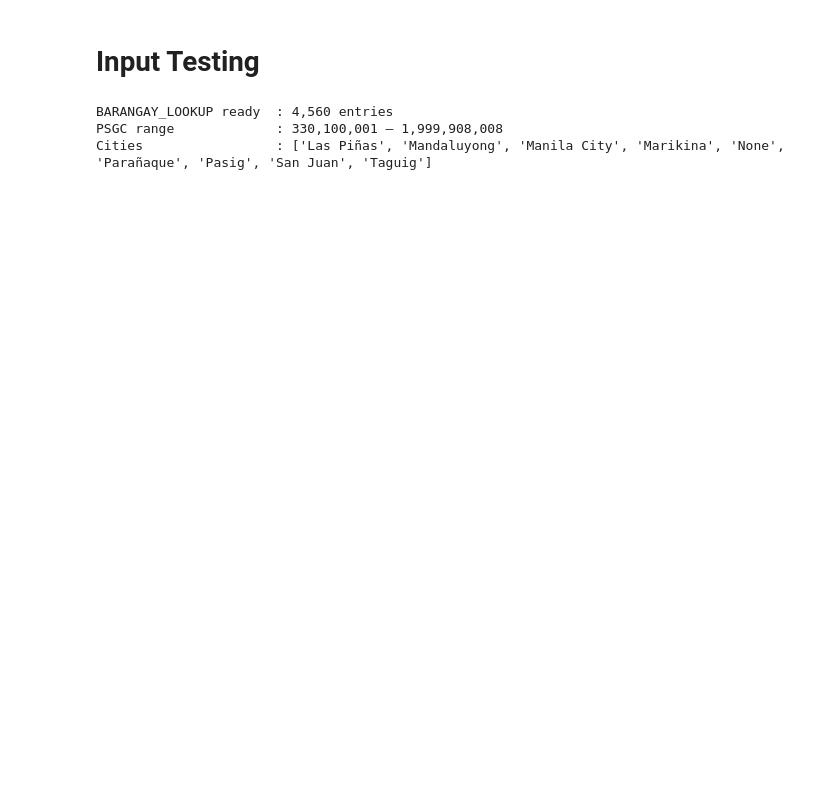
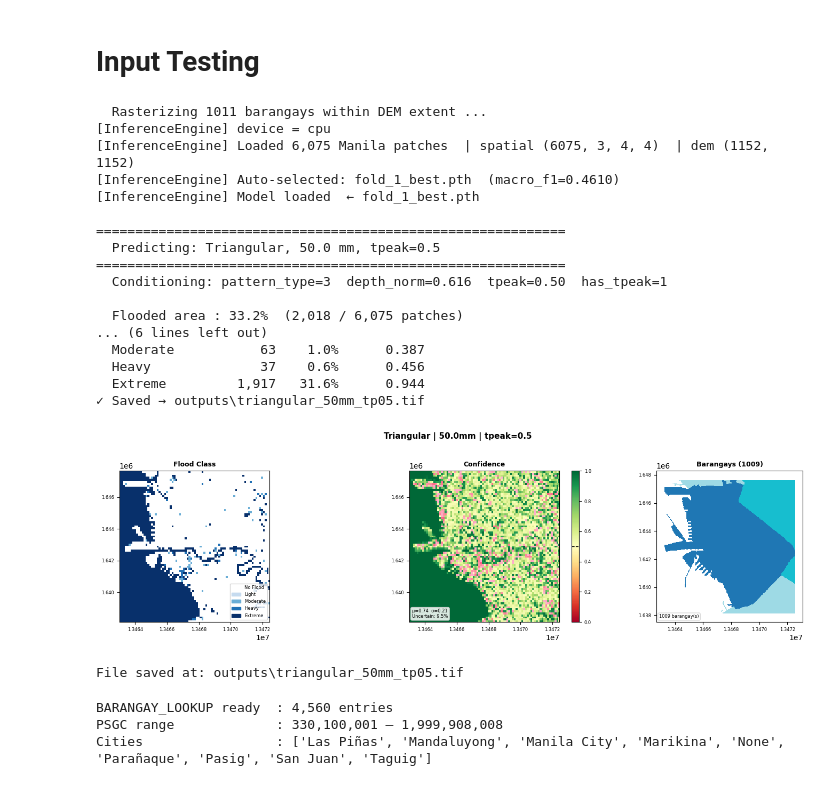
Before and after one commit to daluyanprojects/th3-experiments, a Jupyter notebook: input_testing.ipynb, the cells around one changed output. Drawn from its saved outputs; the diff is of its cells as text; code cells hidden in the pictures; blank space fills up the shorter version.

Commit message:
incorrect 3-band

```diff
--- a/input_testing.ipynb
+++ b/input_testing.ipynb
@@ -1,5 +1,74 @@
 # %% [markdown]
 # Input Testing
+# %%
+import numpy as np
+import matplotlib.patches as mpatches
+import matplotlib.colors as mcolors
+import rasterio
+from rasterio.transform import Affine
+
+from config import TrainConfig
+from inference import ( InferenceEngine, _load_barangay_band_from_geojson, run_inference )
+
+cfg = TrainConfig()
+
+# ── Visual constants ──────────────────────────────────────────────────────────
+FLOOD_COLORS = {0: '#FFFFFF', 1: '#C6DBEF', 2: '#6BAED6', 3: '#2171B5', 4: '#08306B'}
+FLOOD_LABELS = {0:'No Flood', 1:'Light', 2:'Moderate', 3:'Heavy', 4:'Extreme'}
+
+flood_cmap = mcolors.ListedColormap([FLOOD_COLORS[i] for i in range(5)])
+flood_cmap.set_bad(alpha=0)
+legend_patches = [mpatches.Patch(color=FLOOD_COLORS[i], label=FLOOD_LABELS[i]) for i in range(5)]
+flood_norm = mcolors.BoundaryNorm([-1.5, -0.5, 0.5, 1.5, 2.5, 3.5, 4.5], 6)
+
+# ── GeoTIFF save helper ───────────────────────────────────────────────────────
+src_left, src_top   = 13457490.0, 1664610.0
+src_W,    src_H     = 1125,       1224
+dst_W,    dst_H     = 1152,       1152
+src_right           = 13491240.0
+src_bottom          = 1627890.0
+new_pixel_x = (src_right  - src_left) / dst_W
+new_pixel_y = (src_bottom - src_top)  / dst_H
+dem_transform = Affine(new_pixel_x, 0.0, src_left, 0.0, new_pixel_y, src_top)
+dem_crs       = rasterio.crs.CRS.from_epsg(3857)
+
+_GEOJSON_PATH  = 'manila_barangay_geojson.geojson'
+_barangay_band = _load_barangay_band_from_geojson(_GEOJSON_PATH, dem_transform, dem_crs, dst_H, dst_W)
+engine = InferenceEngine(patch_data_path = 'outputs/spatial_data.npz')
+
+# Single call for a Triangular storm
+res = run_inference(
+    engine          = engine,
+    storm_type      = 'triangular',
+    depth_mm        = 50.0,
+    tpeak           = 0.5,
+    output_dir      = cfg.output_dir,
+    dem_transform   = dem_transform,
+    dem_crs         = dem_crs,
+    barangay_band   = _barangay_band,
+    visualize       = True
+)
+print(f"File saved at: {res['tif_path']}")
+# %% [output]
+  Rasterizing 1011 barangays within DEM extent ...
+[InferenceEngine] device = cpu
+[InferenceEngine] Loaded 6,075 Manila patches  | spatial (6075, 3, 4, 4)  | dem (1152, 1152)
+[InferenceEngine] Auto-selected: fold_1_best.pth  (macro_f1=0.4610)
+[InferenceEngine] Model loaded  ← fold_1_best.pth
+
+============================================================
+  Predicting: Triangular, 50.0 mm, tpeak=0.5
+============================================================
+  Conditioning: pattern_type=3  depth_norm=0.616  tpeak=0.50  has_tpeak=1
+
+  Flooded area : 33.2%  (2,018 / 6,075 patches)
+... (6 lines left out)
+  Moderate           63    1.0%      0.387
+  Heavy              37    0.6%      0.456
+  Extreme         1,917   31.6%      0.944
+✓ Saved → outputs\triangular_50mm_tp05.tif
+[figure, added]
+File saved at: outputs\triangular_50mm_tp05.tif
 # %%
 import geopandas as gpd
 import pandas as pd
```
Also changed, not shown: 3 other files.
